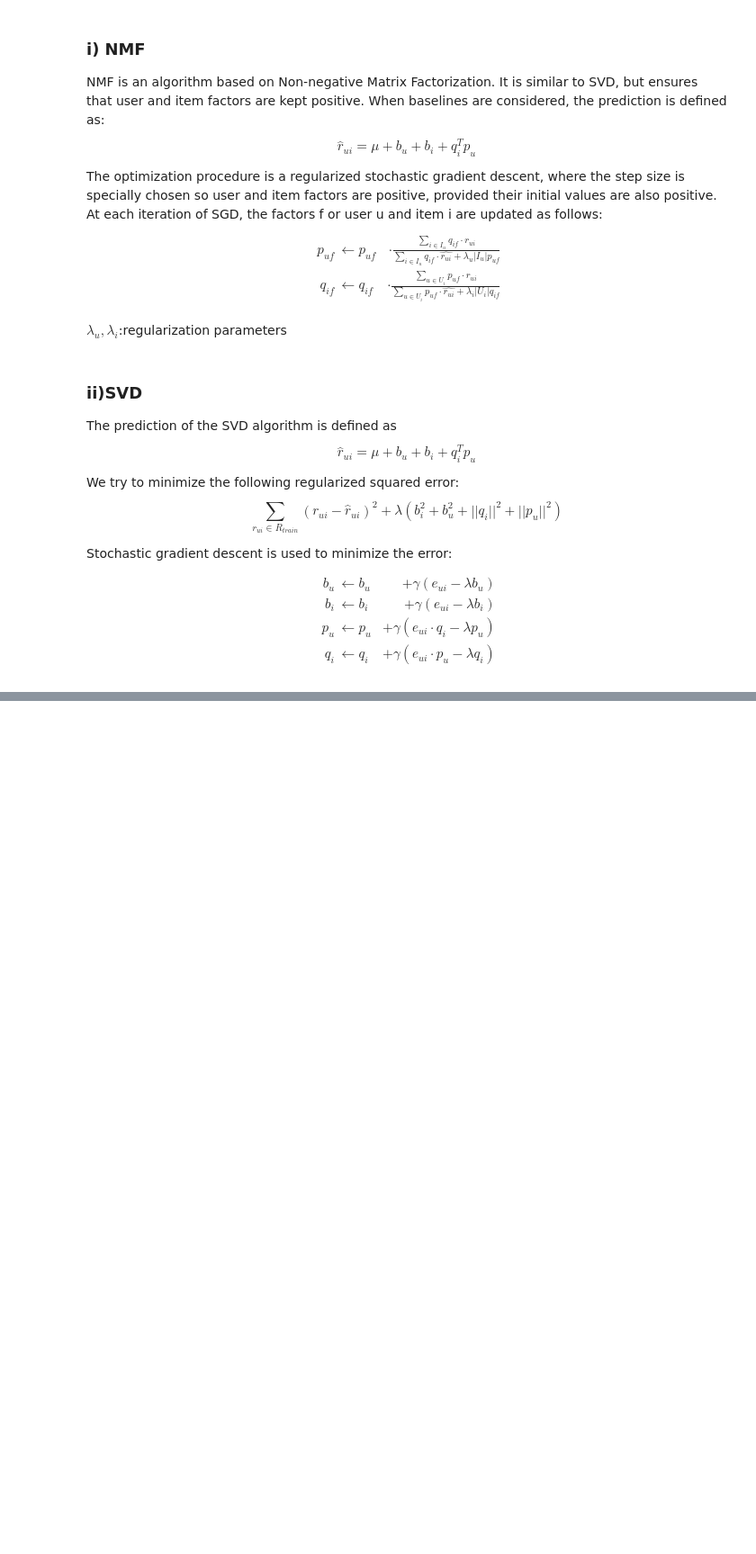
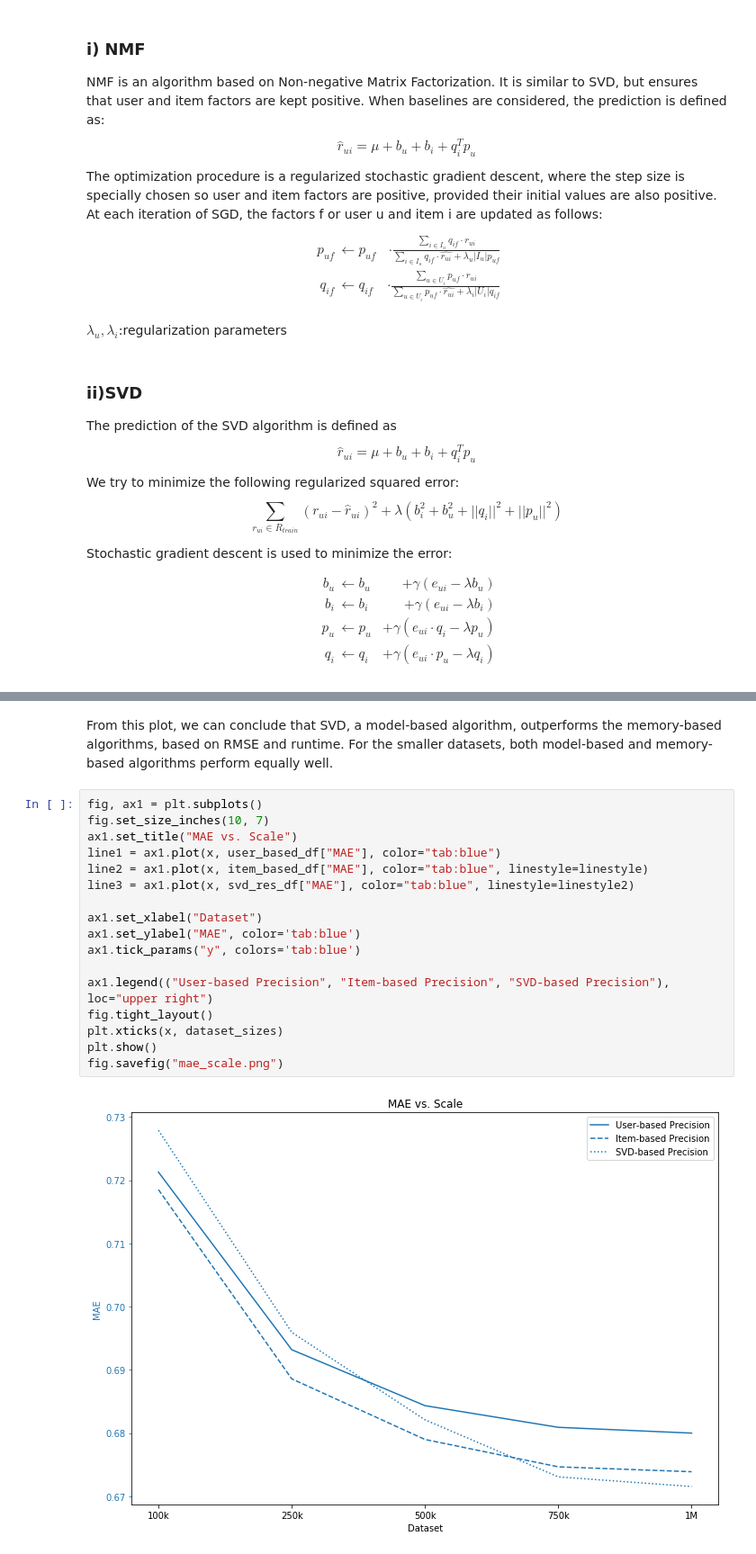
Before and after one commit to gmidhun95/recommender_system, a Jupyter notebook: project_part1/Report.ipynb, the cells around one changed output, grey strips where cells are left out. Shown: that part at 90% size. Drawn from its saved outputs; the diff is of its cells as text; blank space fills up the shorter version.

```diff
--- a/project_part1/Report.ipynb
+++ b/project_part1/Report.ipynb
@@ -404,0 +522,21 @@ q_i &\leftarrow q_i &+ \gamma (e_{ui} \cdot p_u - \lambda q_i)\end{split} $$
+# %% [markdown]
+From this plot, we can conclude that SVD, a model-based algorithm, outperforms the memory-based algorithms, based on RMSE and runtime. For the smaller datasets, both model-based and memory-based algorithms perform equally well.
+# %%
+fig, ax1 = plt.subplots()
+fig.set_size_inches(10, 7)
+ax1.set_title("MAE vs. Scale")
+line1 = ax1.plot(x, user_based_df["MAE"], color="tab:blue")
+line2 = ax1.plot(x, item_based_df["MAE"], color="tab:blue", linestyle=linestyle)
+line3 = ax1.plot(x, svd_res_df["MAE"], color="tab:blue", linestyle=linestyle2)
+
+ax1.set_xlabel("Dataset")
+ax1.set_ylabel("MAE", color='tab:blue')
+ax1.tick_params("y", colors='tab:blue')
+
+ax1.legend(("User-based Precision", "Item-based Precision", "SVD-based Precision"), loc="upper right")
+fig.tight_layout()
+plt.xticks(x, dataset_sizes)
+plt.show()
+fig.savefig("mae_scale.png")
+# %% [output]
+[figure, added]
```
Also changed, not shown: parts of 8 cells of this notebook, 2 other files.
